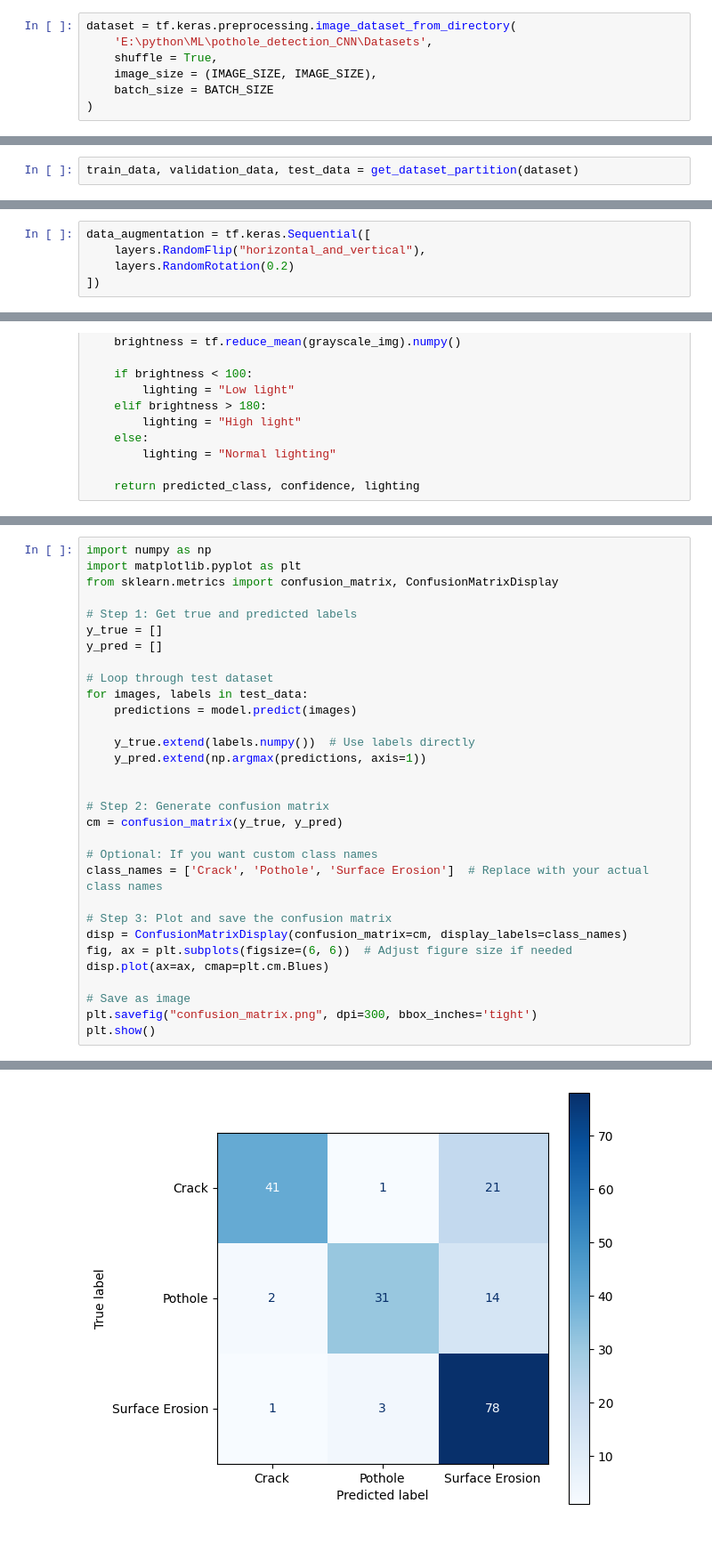
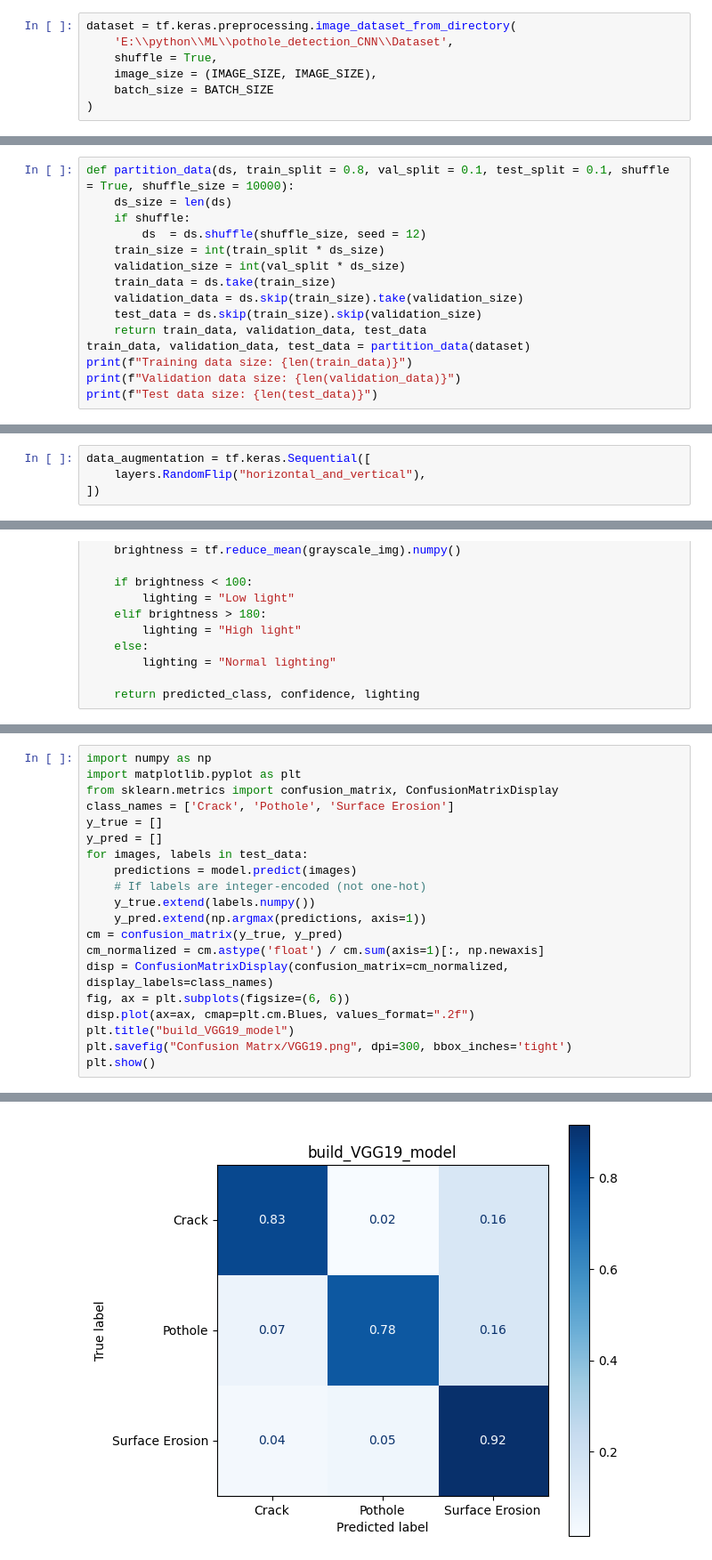
Before and after one commit to Masrafe-Siam/pothole_detection_CNN, a Jupyter notebook: Model/VGG19.ipynb, the cells around one changed output, grey strips where cells are left out. Shown at 89% size. Drawn from its saved outputs; the diff is of its cells as text.

```diff
--- a/Model/VGG19.ipynb
+++ b/Model/VGG19.ipynb
@@ -15,7 +15,7 @@ CLASS_NAMES = ['Crack detected', 'Pothole', 'Surface erosion']
 N_CLASSES = len(CLASS_NAMES)
 # %%
 dataset = tf.keras.preprocessing.image_dataset_from_directory(
-    'E:\python\ML\pothole_detection_CNN\Datasets',
+    'E:\\python\\ML\\pothole_detection_CNN\\Dataset',
     shuffle = True,
     image_size = (IMAGE_SIZE, IMAGE_SIZE),
     batch_size = BATCH_SIZE
@@ -93,2 +51,15 @@ def get_dataset_partition(ds, train_split=0.8, val_split=0.1, test_split=0.1, sh
-# %%
-train_data, validation_data, test_data = get_dataset_partition(dataset)
+# %%
+def partition_data(ds, train_split = 0.8, val_split = 0.1, test_split = 0.1, shuffle = True, shuffle_size = 10000):
+    ds_size = len(ds)
+    if shuffle:
+        ds  = ds.shuffle(shuffle_size, seed = 12)
+    train_size = int(train_split * ds_size)
+    validation_size = int(val_split * ds_size)
+    train_data = ds.take(train_size)
+    validation_data = ds.skip(train_size).take(validation_size)
+    test_data = ds.skip(train_size).skip(validation_size)
+    return train_data, validation_data, test_data
+train_data, validation_data, test_data = partition_data(dataset)
+print(f"Training data size: {len(train_data)}")
+print(f"Validation data size: {len(validation_data)}")
+print(f"Test data size: {len(test_data)}")
@@ -113,7 +88,6 @@ resize_and_rescale = tf.keras.Sequential([
 # %%
 data_augmentation = tf.keras.Sequential([
     layers.RandomFlip("horizontal_and_vertical"),
-    layers.RandomRotation(0.2)
 ])
 # %%
 # Model builders
@@ -377,31 +345,20 @@ Prediction: Pothole, Confidence: 94.44000244140625
 import numpy as np
 import matplotlib.pyplot as plt
 from sklearn.metrics import confusion_matrix, ConfusionMatrixDisplay
-
-# Step 1: Get true and predicted labels
+class_names = ['Crack', 'Pothole', 'Surface Erosion']
 y_true = []
 y_pred = []
-
-# Loop through test dataset
 for images, labels in test_data:
     predictions = model.predict(images)
-
-    y_true.extend(labels.numpy())  # Use labels directly
+    # If labels are integer-encoded (not one-hot)
+    y_true.extend(labels.numpy())
     y_pred.extend(np.argmax(predictions, axis=1))
-
-
-# Step 2: Generate confusion matrix
 cm = confusion_matrix(y_true, y_pred)
-
-# Optional: If you want custom class names
-class_names = ['Crack', 'Pothole', 'Surface Erosion']  # Replace with your actual class names
-
-# Step 3: Plot and save the confusion matrix
-disp = ConfusionMatrixDisplay(confusion_matrix=cm, display_labels=class_names)
-fig, ax = plt.subplots(figsize=(6, 6))  # Adjust figure size if needed
-disp.plot(ax=ax, cmap=plt.cm.Blues)
-
-# Save as image
-plt.savefig("confusion_matrix.png", dpi=300, bbox_inches='tight')
+cm_normalized = cm.astype('float') / cm.sum(axis=1)[:, np.newaxis]
+disp = ConfusionMatrixDisplay(confusion_matrix=cm_normalized, display_labels=class_names)
+fig, ax = plt.subplots(figsize=(6, 6))
+disp.plot(ax=ax, cmap=plt.cm.Blues, values_format=".2f")
+plt.title("build_VGG19_model")
+plt.savefig("Confusion Matrx/VGG19.png", dpi=300, bbox_inches='tight')
 plt.show()
 # %% [output]
@@ -414 +371 @@ plt.show()
-[figure, old version]
+[figure, new version]
```
Also changed, not shown: parts of 24 cells of this notebook, 21 other files.
